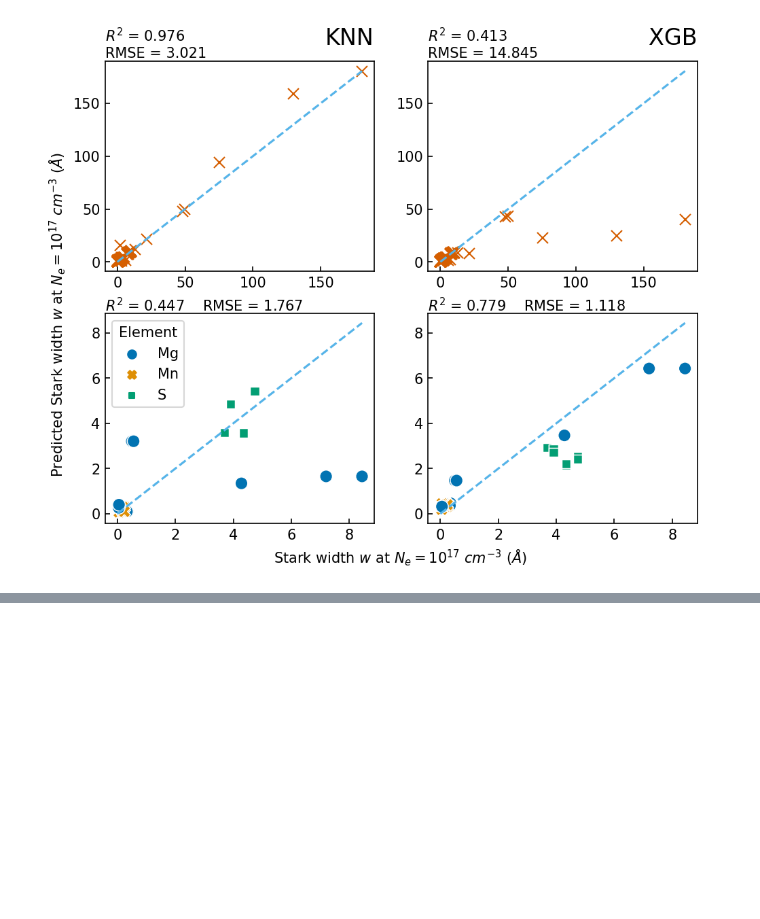
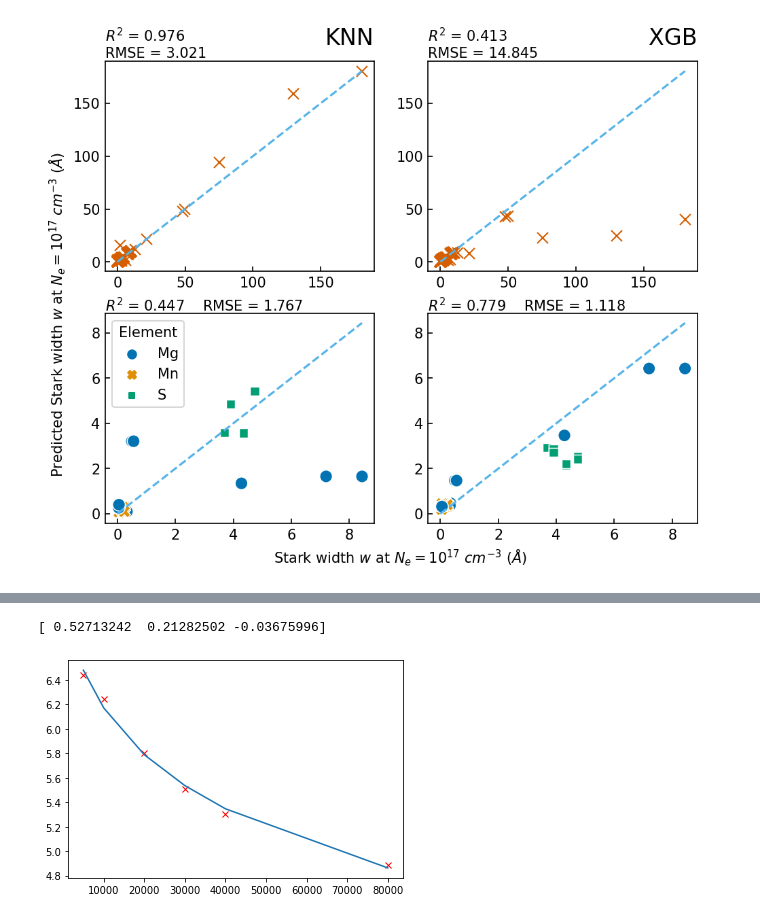
Before and after one commit to alezakuskin/Stark_ML, a Jupyter notebook: Figures.ipynb, the cells around one changed output, grey strips where cells are left out. Cells and saved outputs as stored; diff of their text form; code cells hidden in the pictures; blank space fills up the shorter version.

```diff
--- a/Figures.ipynb
+++ b/Figures.ipynb
@@ -449,0 +537,20 @@ seaborn.palettes._ColorPalette
+# %%
+from scipy.optimize import curve_fit
+x = [5000, 10000, 20000, 30000, 40000, 80000]
+y = [6.44, 6.24, 5.8, 5.51, 5.3, 4.89]
+
+plt.figure()
+plt.plot(x, y, 'rx')
+
+def Stark_fit(T, a0, a1, a2):
+    return a0 + a1*np.log10(T) + a2*np.log10(T)**2
+
+par, cov = curve_fit(Stark_fit, x, np.log10(y))
+
+print(par)
+
+plt.plot(x, 10**Stark_fit(x, par[0], par[1], par[2]))
+plt.show()
+# %% [output]
+[ 0.52713242  0.21282502 -0.03675996]
+[figure, added]
```
Also changed, not shown: parts of 9 cells of this notebook.
